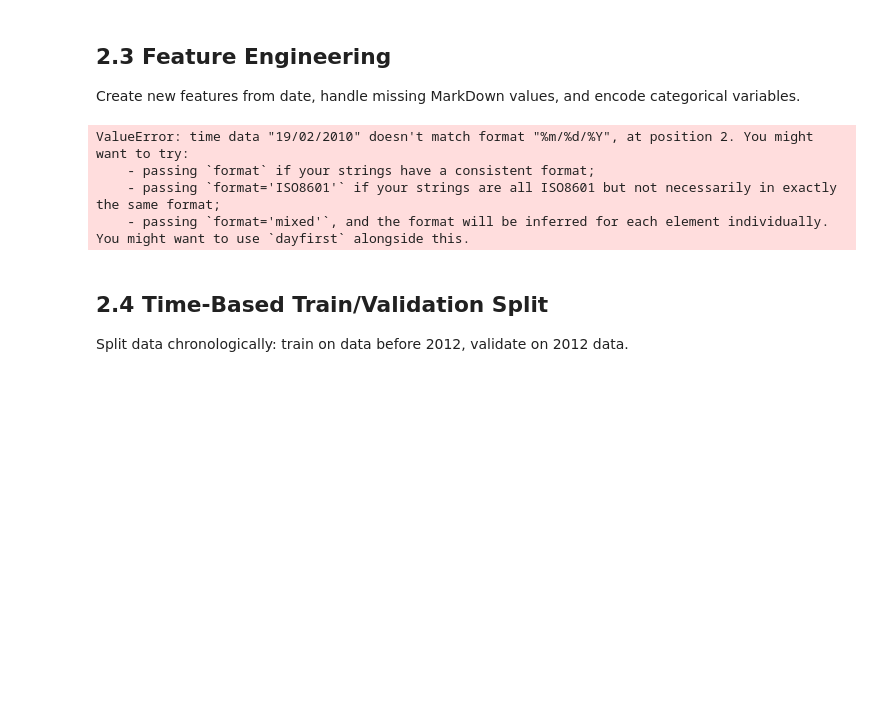
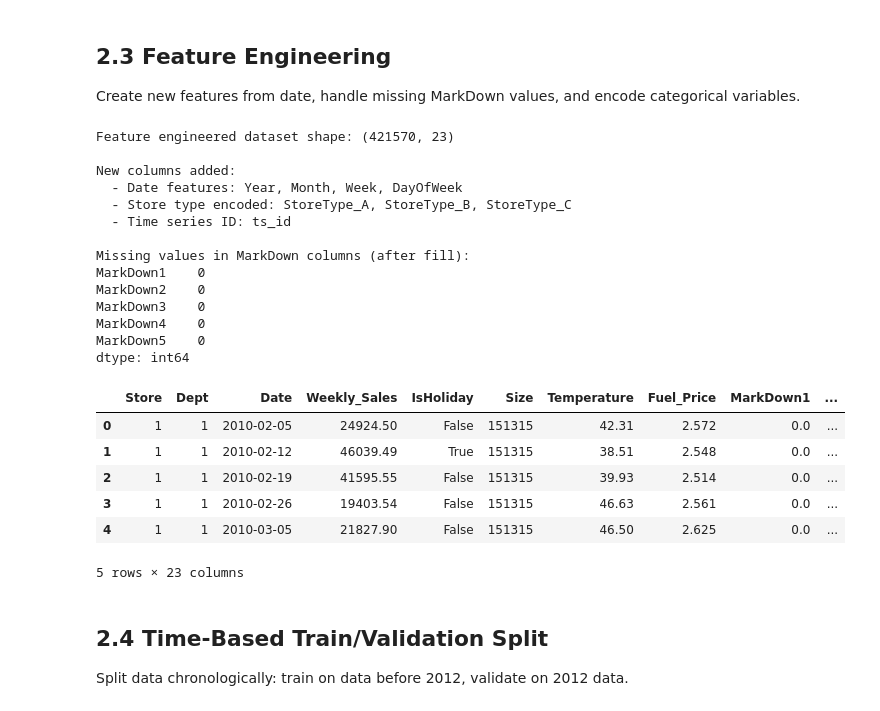
Before and after one commit to jimmyshah83/foundry-mcp-reservation-system, a Jupyter notebook: recommendation-system/ml/forecasting-timeseries-ml.ipynb, the cells around one changed output. Drawn from its saved outputs; the diff is of its cells as text; code cells hidden in the pictures; blank space fills up the shorter version.

```diff
--- a/recommendation-system/ml/forecasting-timeseries-ml.ipynb
+++ b/recommendation-system/ml/forecasting-timeseries-ml.ipynb
@@ -149,38 +149,55 @@ Columns: ['Store', 'Dept', 'Date', 'Weekly_Sales', 'IsHoliday', 'Type', 'Size',
 
 Create new features from date, handle missing MarkDown values, and encode categorical variables.
 # %%
-# Convert Date to datetime
-merged_df['Date'] = pd.to_datetime(merged_df['Date'])
+# Convert Date to datetime (format is dd/mm/yyyy)
+merged_df['Date'] = pd.to_datetime(merged_df['Date'], dayfirst=True)
 
 # Extract date features
 merged_df['Year'] = merged_df['Date'].dt.year
 merged_df['Month'] = merged_df['Date'].dt.month
 merged_df['Week'] = merged_df['Date'].dt.isocalendar().week
 merged_df['DayOfWeek'] = merged_df['Date'].dt.dayofweek
 
 # Handle missing MarkDown values (only available after Nov 2011)
 markdown_cols = ['MarkDown1', 'MarkDown2', 'MarkDown3', 'MarkDown4', 'MarkDown5']
 merged_df[markdown_cols] = merged_df[markdown_cols].fillna(0)
 
 # Encode categorical: Store Type (A, B, C)
 merged_df = pd.get_dummies(merged_df, columns=['Type'], prefix='StoreType')
 
 # Create time series identifier
 merged_df['ts_id'] = merged_df['Store'].astype(str) + '_' + merged_df['Dept'].astype(str)
 
 print(f"Feature engineered dataset shape: {merged_df.shape}")
 print(f"\nNew columns added:")
 print(f"  - Date features: Year, Month, Week, DayOfWeek")
 print(f"  - Store type encoded: StoreType_A, StoreType_B, StoreType_C")
 print(f"  - Time series ID: ts_id")
 print(f"\nMissing values in MarkDown columns (after fill):")
 print(merged_df[markdown_cols].isnull().sum())
 display(merged_df.head())
 # %% [output]
-ValueError: time data "19/02/2010" doesn't match format "%m/%d/%Y", at position 2. You might want to try:
-    - passing `format` if your strings have a consistent format;
-    - passing `format='ISO8601'` if your strings are all ISO8601 but not necessarily in exactly the same format;
-    - passing `format='mixed'`, and the format will be inferred for each element individually. You might want to use `dayfirst` alongside this.
+Feature engineered dataset shape: (421570, 23)
+
+New columns added:
+  - Date features: Year, Month, Week, DayOfWeek
+  - Store type encoded: StoreType_A, StoreType_B, StoreType_C
+  - Time series ID: ts_id
+
+Missing values in MarkDown columns (after fill):
+MarkDown1    0
+MarkDown2    0
+MarkDown3    0
+MarkDown4    0
+MarkDown5    0
+dtype: int64
+|  | Store | Dept | Date | Weekly_Sales | IsHoliday | Size | Temperature | Fuel_Price | MarkDown1 | ... |
+| 0 | 1 | 1 | 2010-02-05 | 24924.50 | False | 151315 | 42.31 | 2.572 | 0.0 | ... |
+| 1 | 1 | 1 | 2010-02-12 | 46039.49 | True | 151315 | 38.51 | 2.548 | 0.0 | ... |
+| 2 | 1 | 1 | 2010-02-19 | 41595.55 | False | 151315 | 39.93 | 2.514 | 0.0 | ... |
+| 3 | 1 | 1 | 2010-02-26 | 19403.54 | False | 151315 | 46.63 | 2.561 | 0.0 | ... |
+| 4 | 1 | 1 | 2010-03-05 | 21827.90 | False | 151315 | 46.50 | 2.625 | 0.0 | ... |
+5 rows × 23 columns
 # %% [markdown]
 ## 2.4 Time-Based Train/Validation Split
 
```
Also changed, not shown: parts of 4 cells of this notebook, 4 other files.
